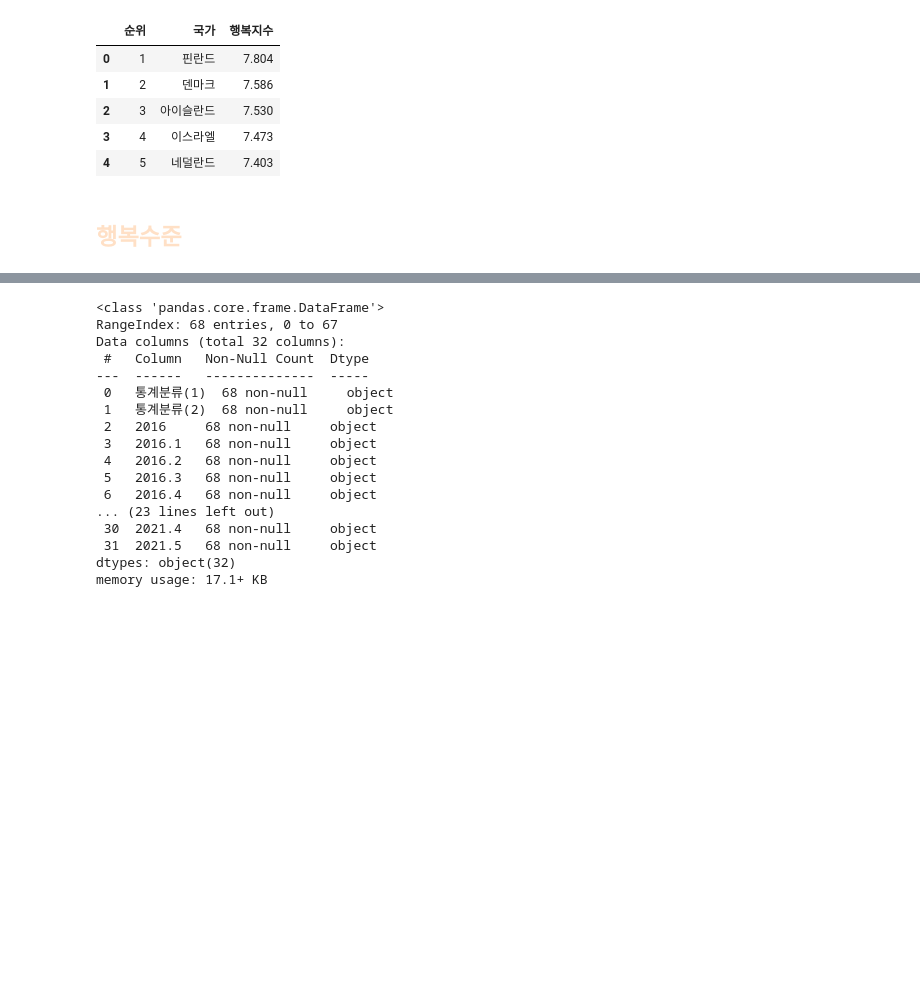
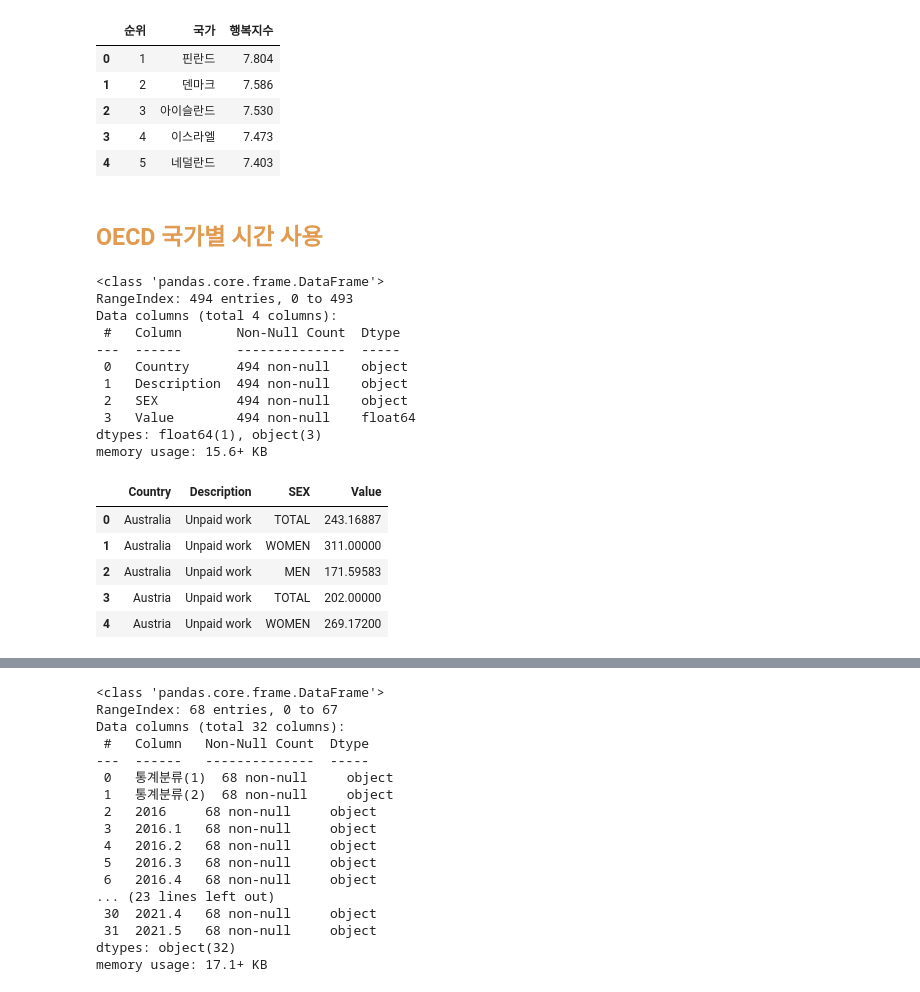
Before and after one commit to nyeokinyeoki/Toy-Projects-with-Tableau, a Jupyter notebook: Side_pro_leis.ipynb, the cells around one changed output, grey strips where cells are left out. Drawn from its saved outputs; the diff is of its cells as text; code cells hidden in the pictures; blank space fills up the shorter version.

```diff
--- a/Side_pro_leis.ipynb
+++ b/Side_pro_leis.ipynb
@@ -106,4 +106,41 @@ happy_world.head()
 | 3 | 4 | 이스라엘 | 7.473 |
 | 4 | 5 | 네덜란드 | 7.403 |
 # %% [markdown]
-## <font color=#FFE0C6> 행복수준 </font>
+## <font color=#E19B50> OECD 국가별 시간 사용 </font>
+# %%
+"""
+1. Paid work or study : 근무 시간, 대학교 등을 포함한 정규 교육 시간(숙제 포함), 구직 활동 등을 포함한 시간
+
+2. unpaid work : 집안일, 쇼핑, 양육, 가족 여행 등 가족 구성원과 관련된 시간
+
+3. personal care : 잠, 식사, 휴식 등 건강을 유지하기 위해 필요한 시간
+
+4. leisure : 문화 생활, 스포츠 / 게임, 야외 활동 등 즐거움을 위한 사회 / 개인 활동
+
+5. others : 종교 혹은 그 이외의 활동
+
+
+시간은 분(min) 단위임
+"""
+
+timeUse_oecd = pd.read_csv("G:/내 드라이브/취미/TIME_USE_25052023035411993.csv", encoding="cp949",sep="\t")
+timeUse_oecd.info()
+timeUse_oecd.head()
+# %% [output]
+<class 'pandas.core.frame.DataFrame'>
+RangeIndex: 494 entries, 0 to 493
+Data columns (total 4 columns):
+ #   Column       Non-Null Count  Dtype
+---  ------       --------------  -----
+ 0   Country      494 non-null    object
+ 1   Description  494 non-null    object
+ 2   SEX          494 non-null    object
+ 3   Value        494 non-null    float64
+dtypes: float64(1), object(3)
+memory usage: 15.6+ KB
+|  | Country | Description | SEX | Value |
+| 0 | Australia | Unpaid work | TOTAL | 243.16887 |
+| 1 | Australia | Unpaid work | WOMEN | 311.00000 |
+| 2 | Australia | Unpaid work | MEN | 171.59583 |
+| 3 | Austria | Unpaid work | TOTAL | 202.00000 |
+| 4 | Austria | Unpaid work | WOMEN | 269.17200 |
```
Also changed, not shown: parts of 12 cells of this notebook.
